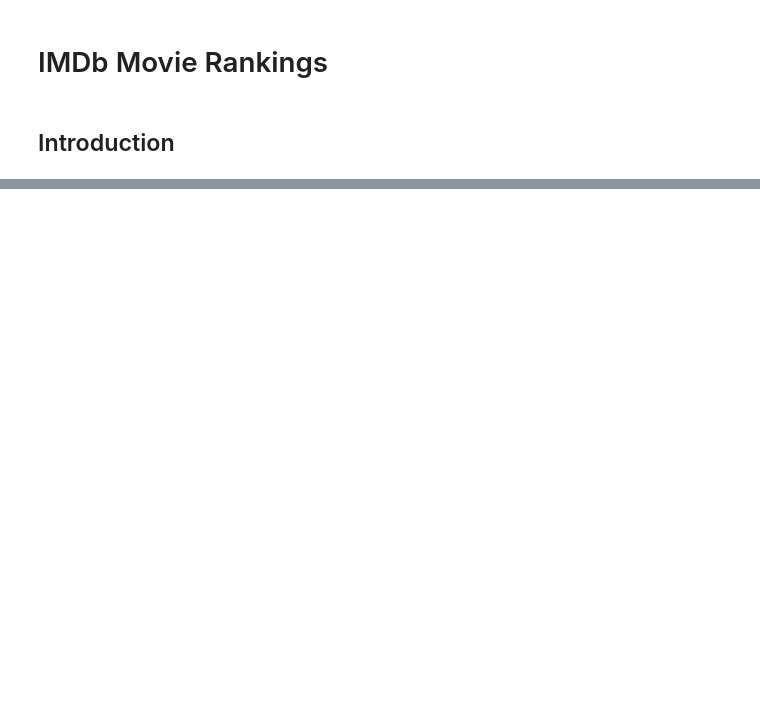
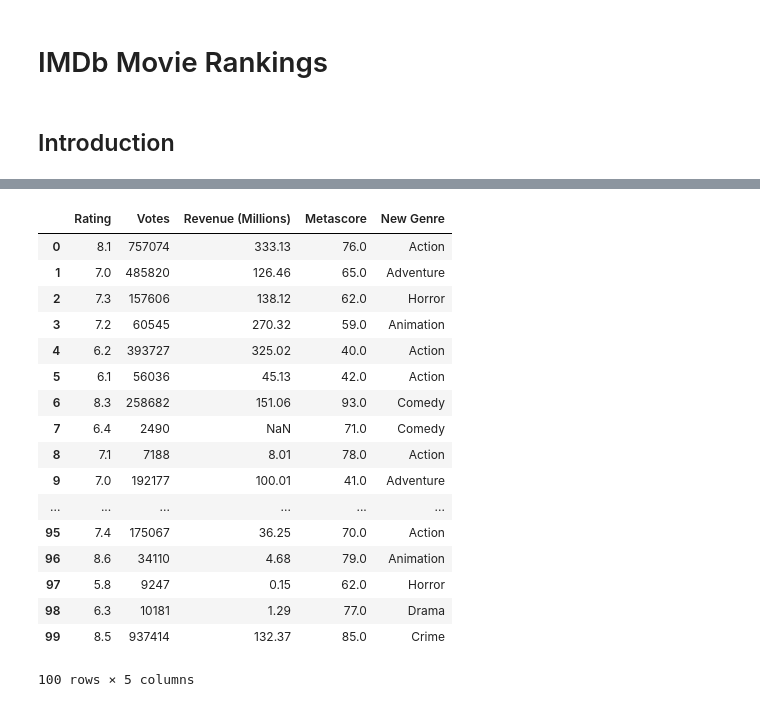
Before and after one commit to donalcarr/DC_Real-World-Simulation, a Jupyter notebook: Project 2018 - Simulation Movies.ipynb, the cells around one changed output, grey strips where cells are left out. Drawn from its saved outputs; the diff is of its cells as text; code cells hidden in the pictures; blank space fills up the shorter version.

```diff
--- a/Project 2018 - Simulation Movies.ipynb
+++ b/Project 2018 - Simulation Movies.ipynb
@@ -34,0 +58,22 @@ SyntaxError: invalid syntax (<ipython-input-3-0c815b233df4>, line 1)
+# %%
+moviedf = Movie.iloc[:,[8,9,10,11,12]]
+moviedf
+# %% [output]
+|  | Rating | Votes | Revenue (Millions) | Metascore | New Genre |
+| 0 | 8.1 | 757074 | 333.13 | 76.0 | Action |
+| 1 | 7.0 | 485820 | 126.46 | 65.0 | Adventure |
+| 2 | 7.3 | 157606 | 138.12 | 62.0 | Horror |
+| 3 | 7.2 | 60545 | 270.32 | 59.0 | Animation |
+| 4 | 6.2 | 393727 | 325.02 | 40.0 | Action |
+| 5 | 6.1 | 56036 | 45.13 | 42.0 | Action |
+| 6 | 8.3 | 258682 | 151.06 | 93.0 | Comedy |
+| 7 | 6.4 | 2490 | NaN | 71.0 | Comedy |
+| 8 | 7.1 | 7188 | 8.01 | 78.0 | Action |
+| 9 | 7.0 | 192177 | 100.01 | 41.0 | Adventure |
+| ... | ... | ... | ... | ... | ... |
+| 95 | 7.4 | 175067 | 36.25 | 70.0 | Action |
+| 96 | 8.6 | 34110 | 4.68 | 79.0 | Animation |
+| 97 | 5.8 | 9247 | 0.15 | 62.0 | Horror |
+| 98 | 6.3 | 10181 | 1.29 | 77.0 | Drama |
+| 99 | 8.5 | 937414 | 132.37 | 85.0 | Crime |
+100 rows × 5 columns
```
Also changed, not shown: parts of 7 cells of this notebook.
